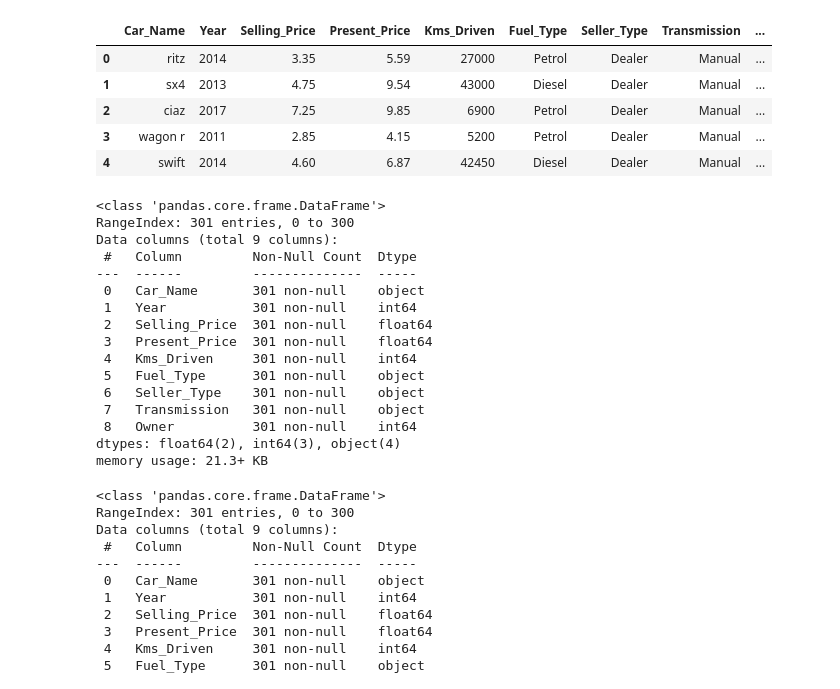
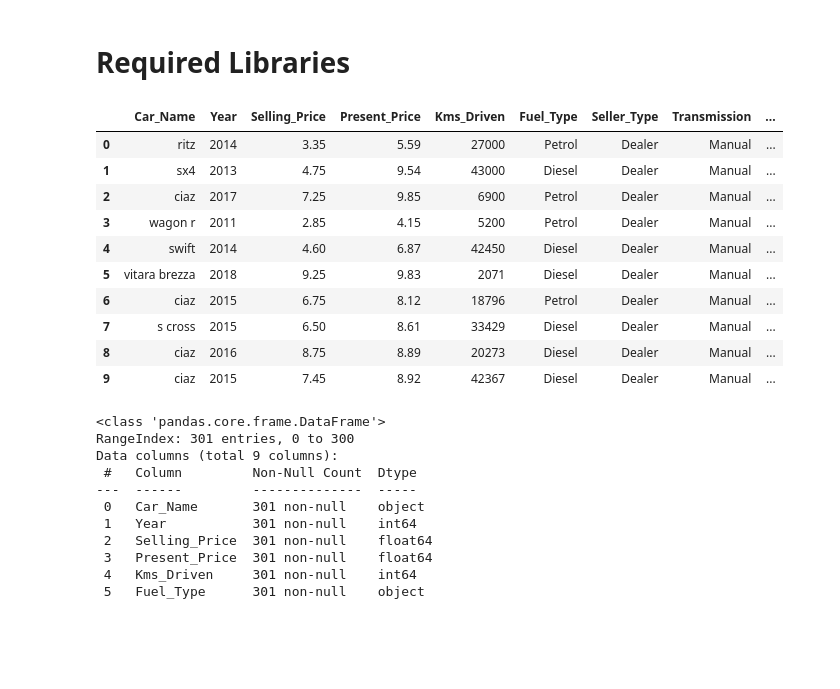
Before and after one commit to danishalib/Car-Price-Predicton-Using-Machine-Learning, a Jupyter notebook: Danish1.ipynb, the cells around one changed output. Cells and saved outputs as stored; diff of their text form; code cells hidden in the pictures; blank space fills up the shorter version.

```diff
--- a/Danish1.ipynb
+++ b/Danish1.ipynb
@@ -1,3 +1,5 @@
+# %% [markdown]
+# Required Libraries
 # %%
 #import required Libraries
 import pandas as pd
@@ -14,33 +16,19 @@ os.chdir(r'C:\Users\dabutt\OneDrive - Deloitte (O365D)\Documents\Capstone Projec
 # %%
 car_data = pd.read_csv('car data.csv.crdownload')
 # %%
-car_data.head()
+car_data.head(10)
 # %% [output]
 |  | Car_Name | Year | Selling_Price | Present_Price | Kms_Driven | Fuel_Type | Seller_Type | Transmission | ... |
 | 0 | ritz | 2014 | 3.35 | 5.59 | 27000 | Petrol | Dealer | Manual | ... |
 | 1 | sx4 | 2013 | 4.75 | 9.54 | 43000 | Diesel | Dealer | Manual | ... |
 | 2 | ciaz | 2017 | 7.25 | 9.85 | 6900 | Petrol | Dealer | Manual | ... |
 | 3 | wagon r | 2011 | 2.85 | 4.15 | 5200 | Petrol | Dealer | Manual | ... |
 | 4 | swift | 2014 | 4.60 | 6.87 | 42450 | Diesel | Dealer | Manual | ... |
+| 5 | vitara brezza | 2018 | 9.25 | 9.83 | 2071 | Diesel | Dealer | Manual | ... |
+| 6 | ciaz | 2015 | 6.75 | 8.12 | 18796 | Petrol | Dealer | Manual | ... |
+| 7 | s cross | 2015 | 6.50 | 8.61 | 33429 | Diesel | Dealer | Manual | ... |
+| 8 | ciaz | 2016 | 8.75 | 8.89 | 20273 | Diesel | Dealer | Manual | ... |
+| 9 | ciaz | 2015 | 7.45 | 8.92 | 42367 | Diesel | Dealer | Manual | ... |
-# %%
-car_data.info()
-# %% [output]
-<class 'pandas.core.frame.DataFrame'>
-RangeIndex: 301 entries, 0 to 300
-Data columns (total 9 columns):
- #   Column         Non-Null Count  Dtype
----  ------         --------------  -----
- 0   Car_Name       301 non-null    object
- 1   Year           301 non-null    int64
- 2   Selling_Price  301 non-null    float64
- 3   Present_Price  301 non-null    float64
- 4   Kms_Driven     301 non-null    int64
- 5   Fuel_Type      301 non-null    object
- 6   Seller_Type    301 non-null    object
- 7   Transmission   301 non-null    object
- 8   Owner          301 non-null    int64
-dtypes: float64(2), int64(3), object(4)
-memory usage: 21.3+ KB
 # %%
 car_data.info()
 # %% [output]
```
Also changed, not shown: parts of 1 cell of this notebook.
